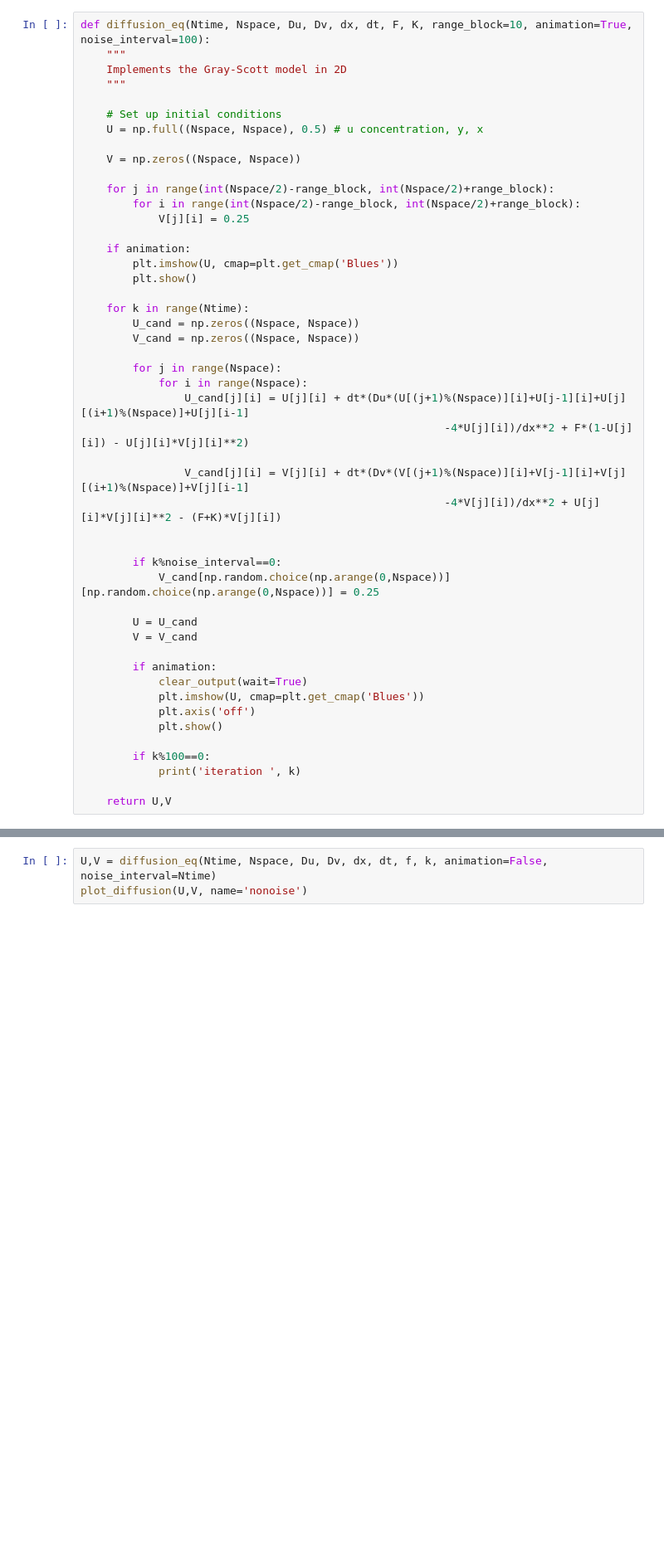
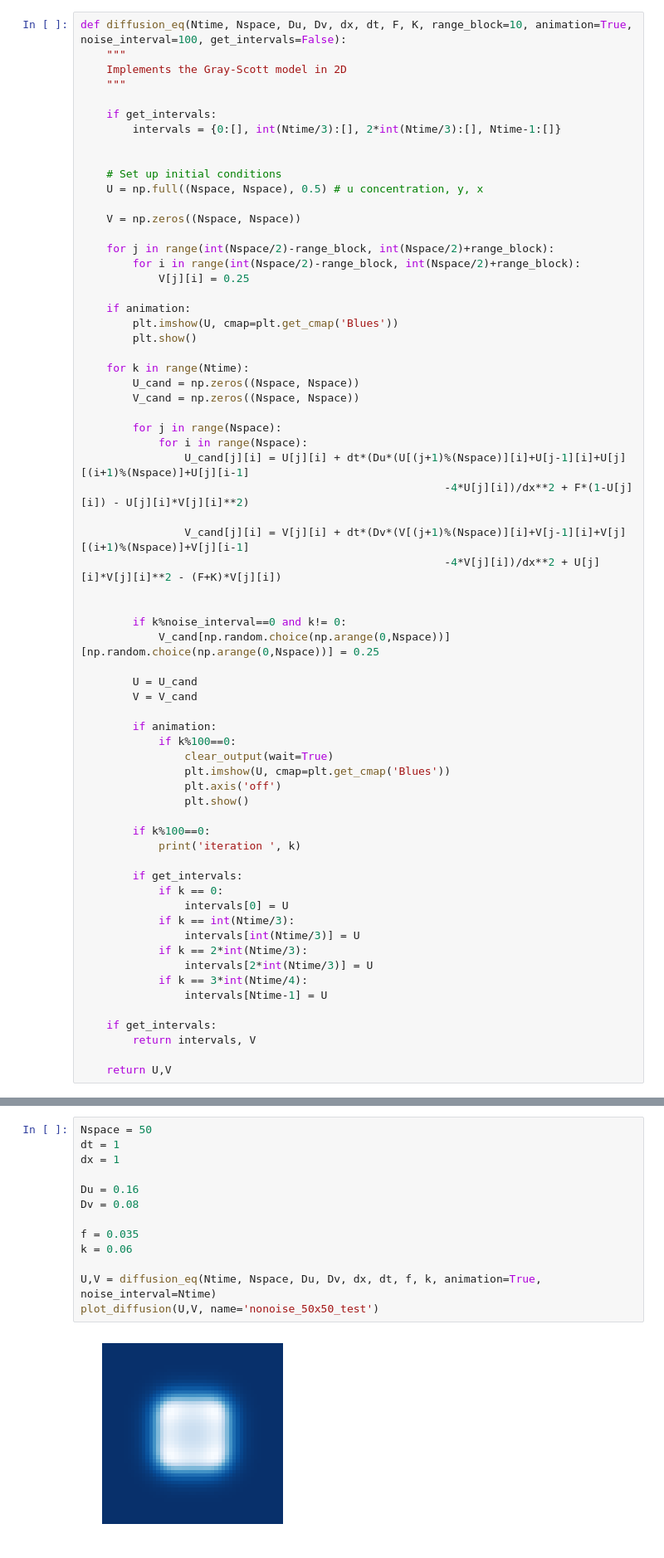
Before and after one commit to GVaessen/Scientific-Computing, a Jupyter notebook: 2.3.ipynb, the cells around one changed output, grey strips where cells are left out. Shown at 83% size. Drawn from its saved outputs; the diff is of its cells as text; blank space fills up the shorter version.

```diff
--- a/2.3.ipynb
+++ b/2.3.ipynb
@@ -15,10 +15,14 @@ import sys
 
 import pandas as pd
 # %%
-def diffusion_eq(Ntime, Nspace, Du, Dv, dx, dt, F, K, range_block=10, animation=True, noise_interval=100):
+def diffusion_eq(Ntime, Nspace, Du, Dv, dx, dt, F, K, range_block=10, animation=True, noise_interval=100, get_intervals=False):
     """
     Implements the Gray-Scott model in 2D
     """
+
+    if get_intervals:
+        intervals = {0:[], int(Ntime/3):[], 2*int(Ntime/3):[], Ntime-1:[]}
+
 
     # Set up initial conditions
     U = np.full((Nspace, Nspace), 0.5) # u concentration, y, x
@@ -46,21 +50,35 @@ def diffusion_eq(Ntime, Nspace, Du, Dv, dx, dt, F, K, range_block=10, animation=
                                                         -4*V[j][i])/dx**2 + U[j][i]*V[j][i]**2 - (F+K)*V[j][i])
 
 
-        if k%noise_interval==0:
+        if k%noise_interval==0 and k!= 0:
             V_cand[np.random.choice(np.arange(0,Nspace))][np.random.choice(np.arange(0,Nspace))] = 0.25
 
         U = U_cand
         V = V_cand
 
         if animation:
-            clear_output(wait=True)
-            plt.imshow(U, cmap=plt.get_cmap('Blues'))
-            plt.axis('off')
-            plt.show()
+            if k%100==0:
+                clear_output(wait=True)
+                plt.imshow(U, cmap=plt.get_cmap('Blues'))
+                plt.axis('off')
+                plt.show()
 
         if k%100==0:
             print('iteration ', k)
 
+        if get_intervals:
+            if k == 0:
+                intervals[0] = U
+            if k == int(Ntime/3):
+                intervals[int(Ntime/3)] = U
+            if k == 2*int(Ntime/3):
+                intervals[2*int(Ntime/3)] = U
+            if k == 3*int(Ntime/4):
+                intervals[Ntime-1] = U
+
+    if get_intervals:
+        return intervals, V
+
     return U,V
 # %%
 def plot_diffusion(U,V, name=''):
@@ -148,3 +163,15 @@ iteration  8500
 # %%
-U,V = diffusion_eq(Ntime, Nspace, Du, Dv, dx, dt, f, k, animation=False, noise_interval=Ntime)
-plot_diffusion(U,V, name='nonoise')
+Nspace = 50
+dt = 1
+dx = 1
+
+Du = 0.16
+Dv = 0.08
+
+f = 0.035
+k = 0.06
+
+U,V = diffusion_eq(Ntime, Nspace, Du, Dv, dx, dt, f, k, animation=True, noise_interval=Ntime)
+plot_diffusion(U,V, name='nonoise_50x50_test')
+# %% [output]
+[figure, added]
```
Also changed, not shown: parts of 9 cells of this notebook, 1 other file.
